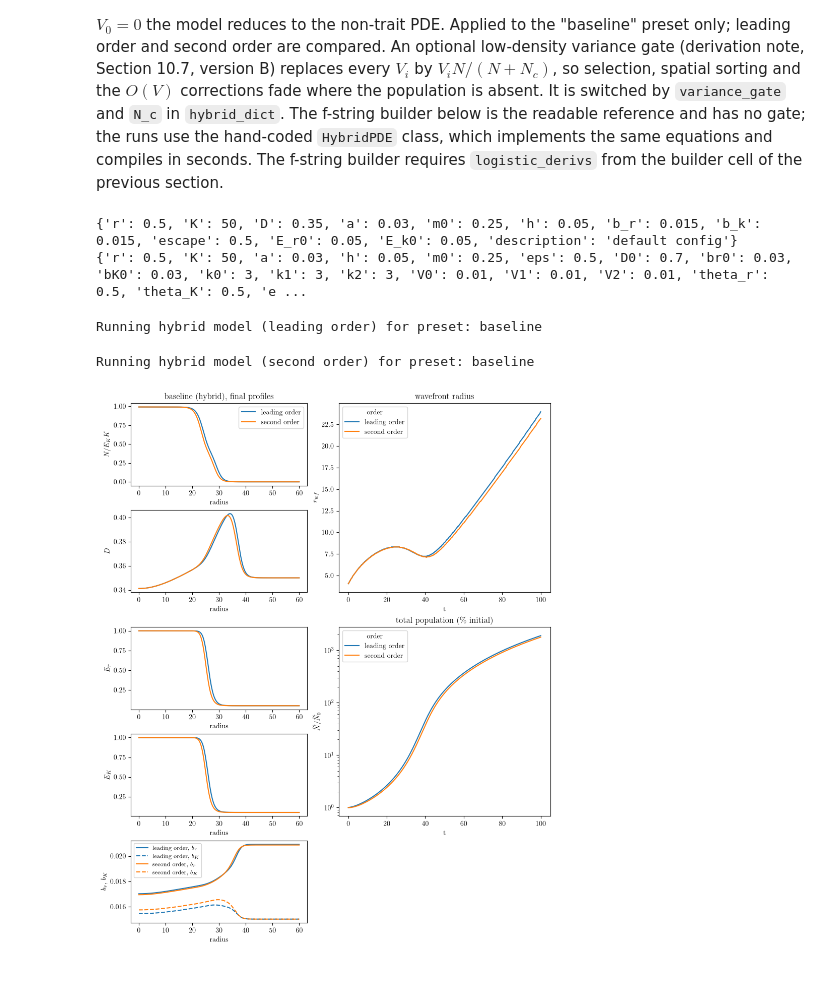
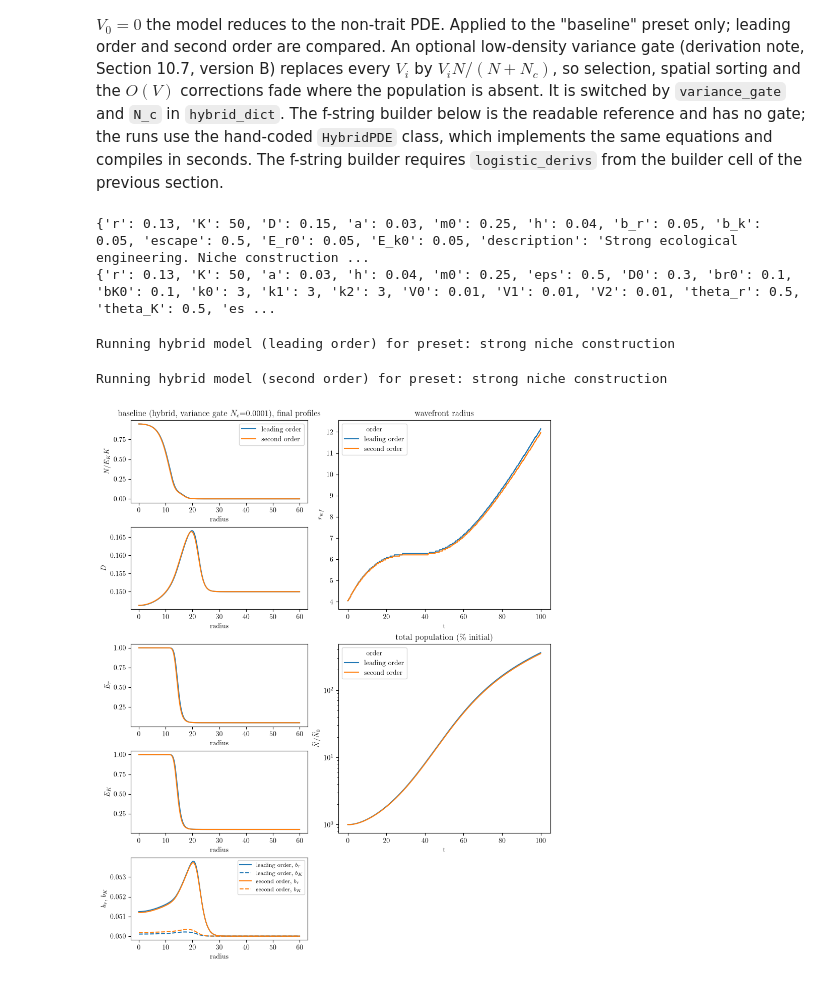
Before and after one commit to cancer-ecology-center/tumor-ecology-models, a Jupyter notebook: scripts/figures.ipynb, the cells around one changed output. Saved outputs shown, nothing was run; the diff lists cells and outputs as text; code cells hidden in the pictures.

```diff
--- a/scripts/figures.ipynb
+++ b/scripts/figures.ipynb
@@ -880,12 +893,12 @@ hybrid_dict = {
     'D_max_factor': 2.0,       # plateau D0 = D_max_factor * D, so the run starts at the preset D
     'b_max_factor': 2.0,       # plateaus b_j0 = b_max_factor * b_j, so the run starts at the preset b_j
     'theta': (0.5, 0.5),       # retained shares theta_r, theta_K; (0, 0) gives the neutral hybrid
-    'escape_public': 0.0,      # omega; 0.0 means escape follows the experienced niche
+    'escape_public': 0.5,      # omega; 0.0 means escape follows the experienced niche
     'N_eps': 1e-3,             # regulariser for 1/N in the trait equations
     'variance_gate': True,     # Section 10.7 version B: V_i -> V_i * N/(N + N_c) everywhere
-    'N_c': 1e-3,               # gate half-saturation density (model units of N); keep well below the seed
+    'N_c': 1e-4,               # gate half-saturation density (model units of N); keep well below the seed
 }
-hybrid_scenario = 'baseline'
+hybrid_scenario = 'strong niche construction'#'baseline'
 hybrid_orders = {'leading order': False, 'second order': True}
 
 
@@ -944,13 +957,13 @@ hybrid_pdes = {
 print(hybrid_preset)
 print(hybrid_params)
 # %% [output]
-{'r': 0.5, 'K': 50, 'D': 0.35, 'a': 0.03, 'm0': 0.25, 'h': 0.05, 'b_r': 0.015, 'b_k': 0.015, 'escape': 0.5, 'E_r0': 0.05, 'E_k0': 0.05, 'description': 'default config'}
-{'r': 0.5, 'K': 50, 'a': 0.03, 'h': 0.05, 'm0': 0.25, 'eps': 0.5, 'D0': 0.7, 'br0': 0.03, 'bK0': 0.03, 'k0': 3, 'k1': 3, 'k2': 3, 'V0': 0.01, 'V1': 0.01, 'V2': 0.01, 'theta_r': 0.5, 'theta_K': 0.5, 'e ...
+{'r': 0.13, 'K': 50, 'D': 0.15, 'a': 0.03, 'm0': 0.25, 'h': 0.04, 'b_r': 0.05, 'b_k': 0.05, 'escape': 0.5, 'E_r0': 0.05, 'E_k0': 0.05, 'description': 'Strong ecological engineering. Niche construction ...
+{'r': 0.13, 'K': 50, 'a': 0.03, 'h': 0.04, 'm0': 0.25, 'eps': 0.5, 'D0': 0.3, 'br0': 0.1, 'bK0': 0.1, 'k0': 3, 'k1': 3, 'k2': 3, 'V0': 0.01, 'V1': 0.01, 'V2': 0.01, 'theta_r': 0.5, 'theta_K': 0.5, 'es ...
 # %%
 # Run the baseline preset with the leading-order and second-order hybrid systems.
 # Each system compiles with numba in a few seconds on its first call.
-hybrid_wavefront = []
-hybrid_final_profiles = []
+hybrid_scenario_wavefront_speeds = []
+hybrid_scenario_final_profiles = []
 for order_name, pde_system in hybrid_pdes.items():
     print(f"Running hybrid model ({order_name}) for preset: {hybrid_scenario}")
     state, r_coords = build_hybrid_state(config_dict, hybrid_preset, hybrid_params)
@@ -963,7 +976,7 @@ for order_name, pde_system in hybrid_pdes.items():
     for t_idx, time in enumerate(storage.times):
         curr_u = storage[t_idx][0].data
         idx = compute_wavefront_idx(config_dict['analysis'], curr_u, r_coords)
-        hybrid_wavefront.append((order_name, time, r_coords[idx], rolling_area(curr_u, r_coords)[-1],
+        hybrid_scenario_wavefront_speeds.append((order_name, time, r_coords[idx], rolling_area(curr_u, r_coords)[-1],
                                  compute_participation_area(storage[t_idx][0])))
     final = storage[-1]
     final_Er = final[1].data
@@ -972,13 +985,13 @@ for order_name, pde_system in hybrid_pdes.items():
     final_D = sigmoid_value(final[3].data, hybrid_params['k0'], hybrid_params['D0'])
     final_br = sigmoid_value(final[4].data, hybrid_params['k1'], hybrid_params['br0'])
     final_bK = sigmoid_value(final[5].data, hybrid_params['k2'], hybrid_params['bK0'])
-    hybrid_final_profiles.append((order_name, final_N, final_D, final_Er, final_Ek, final_br, final_bK))
+    hybrid_scenario_final_profiles.append((order_name, final_N, final_D, final_Er, final_Ek, final_br, final_bK))
 # %% [output]
-Running hybrid model (leading order) for preset: baseline
+Running hybrid model (leading order) for preset: strong niche construction
-Running hybrid model (second order) for preset: baseline
+Running hybrid model (second order) for preset: strong niche construction
 # %%
 # Compare leading-order and second-order hybrid runs: final profiles (left), front and mass (right).
-df_hybrid = pd.DataFrame(hybrid_wavefront, columns=['order', 't', 'r', 'N', 'eff_area'])
+df_hybrid = pd.DataFrame(hybrid_scenario_wavefront_speeds, columns=['order', 't', 'r', 'N', 'eff_area'])
 df_hybrid['N_init'] = config_dict['seed']['N_init']
 df_hybrid['N_perc'] = df_hybrid['N'] / df_hybrid['N_init']
 hybrid_palette = dict(zip(hybrid_orders, sns.color_palette("tab10", n_colors=len(hybrid_orders))))
@@ -992,32 +1005,32 @@ profile_panels = [
     ((4,), (r"$E_{K}$",)),
     ((5, 6), (r"$b_{r}$", r"$b_{K}$")),
 ]
 for row, (col_idxs, labels) in enumerate(profile_panels):
     ax = fig.add_subplot(gs[row, 0])
-    for profile in hybrid_final_profiles:
+    for profile in hybrid_scenario_final_profiles:
         for col_idx, label, style in zip(col_idxs, labels, ("-", "--")):
             ax.plot(r_coords, profile[col_idx], color=hybrid_palette[profile[0]], linestyle=style,
                     label=f"{profile[0]}, {label}" if len(col_idxs) > 1 else profile[0])
     ax.set_xlabel("radius")
     ax.set_ylabel(", ".join(labels))
     if row == 0:
         gate_label = f"variance gate $N_c$={hybrid_dict['N_c']:g}" if hybrid_dict['variance_gate'] else "no variance gate"
         ax.set_title(f"baseline (hybrid, {gate_label}), final profiles")
         ax.legend(loc="upper right")
     if len(col_idxs) > 1:
         ax.legend(loc="best", fontsize="small")
 
 ax_wavefront = fig.add_subplot(gs[:2, 1])
 sns.lineplot(data=df_hybrid, x="t", y="r", hue="order", palette=hybrid_palette, ax=ax_wavefront)
 ax_wavefront.set_title("wavefront radius")
 ax_wavefront.set_ylabel("$r_{wf}$")
 
 ax_population = fig.add_subplot(gs[2:4, 1])
 sns.lineplot(data=df_hybrid, x="t", y="N_perc", hue="order", palette=hybrid_palette, ax=ax_population)
 ax_population.set_title(r"total population (\% initial)")
 ax_population.set_ylabel(r"$\widetilde{N} / \widetilde{N}_{0}$")
 ax_population.set_yscale("log")
 
 plt.show()
 # %% [output]
-[figure, old version]
+[figure, new version]
```
Also changed, not shown: parts of 3 cells of this notebook.
